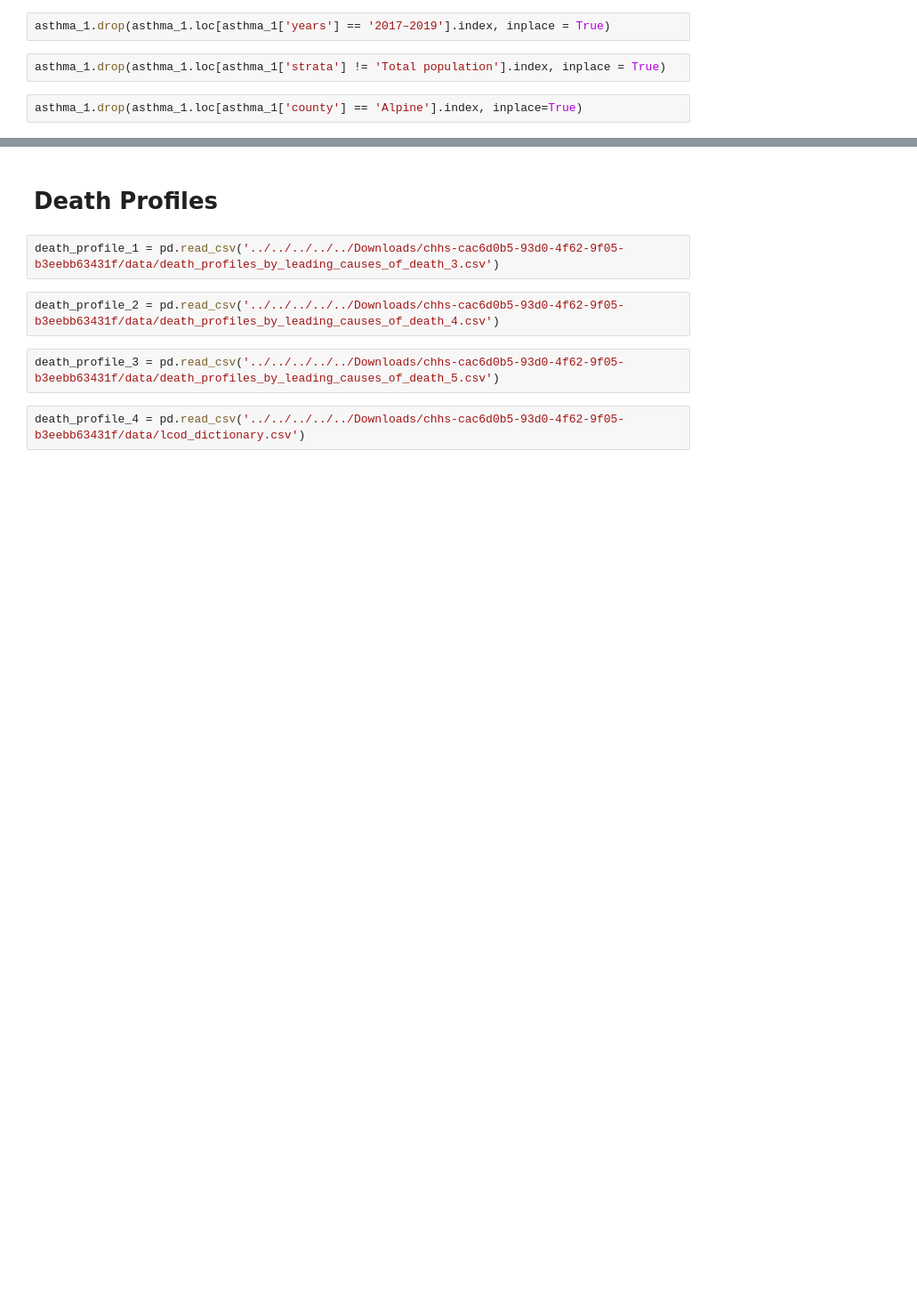
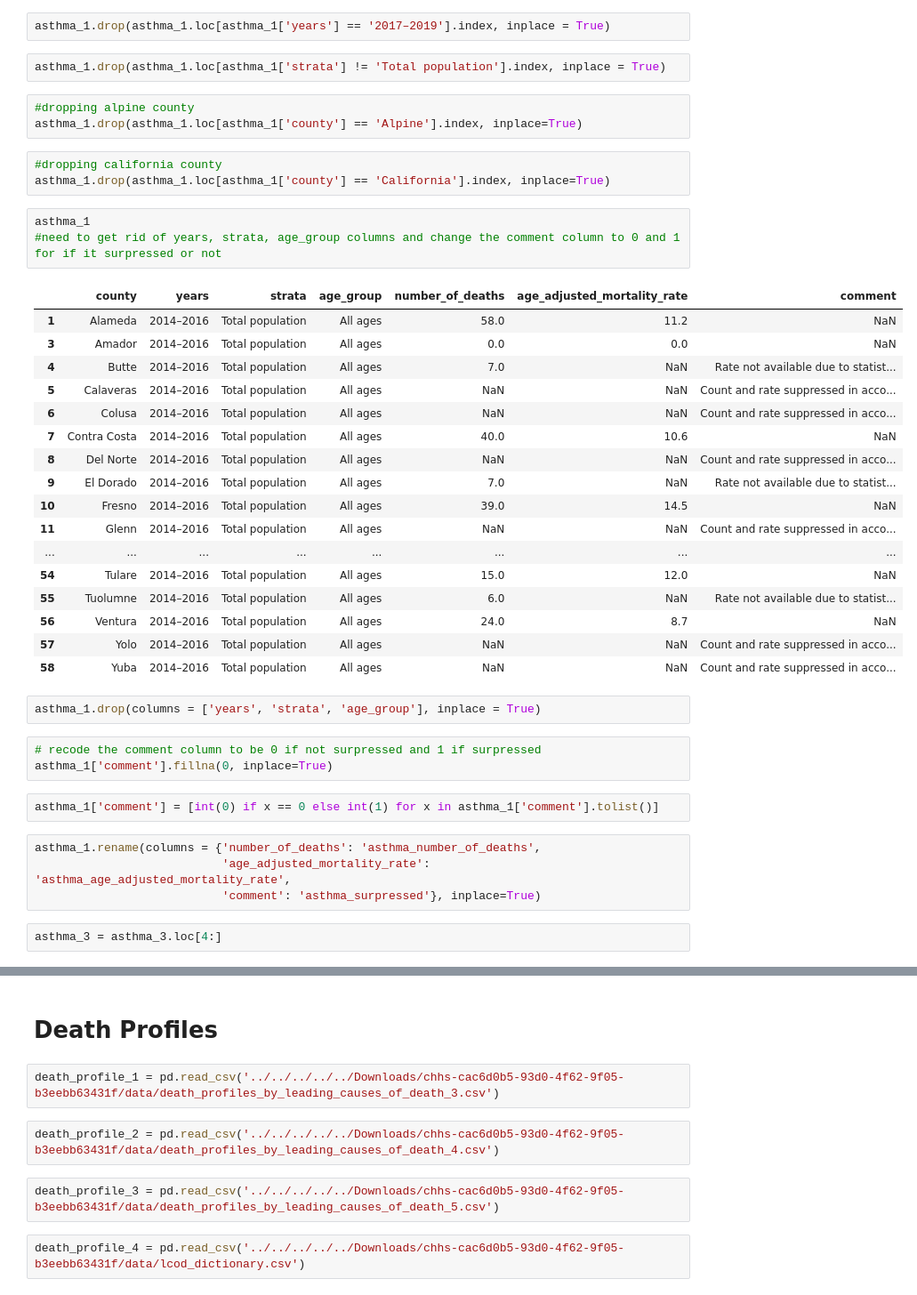
Before and after one commit to emilyksanders/dsb318-group4, a Jupyter notebook: Eli_concat_df.ipynb, the cells around one changed output, grey strips where cells are left out. Shown at 89% size. Cells and saved outputs as stored; diff of their text form; blank space fills up the shorter version.

```diff
--- a/Eli_concat_df.ipynb
+++ b/Eli_concat_df.ipynb
@@ -423,5 +508,43 @@ asthma_1.drop(asthma_1.loc[asthma_1['years'] == '2017–2019'].index, inplace =
 # %%
 asthma_1.drop(asthma_1.loc[asthma_1['strata'] != 'Total population'].index, inplace = True)
 # %%
+#dropping alpine county
 asthma_1.drop(asthma_1.loc[asthma_1['county'] == 'Alpine'].index, inplace=True)
+# %%
+#dropping california county
+asthma_1.drop(asthma_1.loc[asthma_1['county'] == 'California'].index, inplace=True)
+# %%
+asthma_1
+#need to get rid of years, strata, age_group columns and change the comment column to 0 and 1 for if it surpressed or not
+# %% [output]
+|  | county | years | strata | age_group | number_of_deaths | age_adjusted_mortality_rate | comment |
+| 1 | Alameda | 2014–2016 | Total population | All ages | 58.0 | 11.2 | NaN |
+| 3 | Amador | 2014–2016 | Total population | All ages | 0.0 | 0.0 | NaN |
+| 4 | Butte | 2014–2016 | Total population | All ages | 7.0 | NaN | Rate not available due to statist... |
+| 5 | Calaveras | 2014–2016 | Total population | All ages | NaN | NaN | Count and rate suppressed in acco... |
+| 6 | Colusa | 2014–2016 | Total population | All ages | NaN | NaN | Count and rate suppressed in acco... |
+| 7 | Contra Costa | 2014–2016 | Total population | All ages | 40.0 | 10.6 | NaN |
+| 8 | Del Norte | 2014–2016 | Total population | All ages | NaN | NaN | Count and rate suppressed in acco... |
+| 9 | El Dorado | 2014–2016 | Total population | All ages | 7.0 | NaN | Rate not available due to statist... |
+| 10 | Fresno | 2014–2016 | Total population | All ages | 39.0 | 14.5 | NaN |
+| 11 | Glenn | 2014–2016 | Total population | All ages | NaN | NaN | Count and rate suppressed in acco... |
+| ... | ... | ... | ... | ... | ... | ... | ... |
+| 54 | Tulare | 2014–2016 | Total population | All ages | 15.0 | 12.0 | NaN |
+| 55 | Tuolumne | 2014–2016 | Total population | All ages | 6.0 | NaN | Rate not available due to statist... |
+| 56 | Ventura | 2014–2016 | Total population | All ages | 24.0 | 8.7 | NaN |
+| 57 | Yolo | 2014–2016 | Total population | All ages | NaN | NaN | Count and rate suppressed in acco... |
+| 58 | Yuba | 2014–2016 | Total population | All ages | NaN | NaN | Count and rate suppressed in acco... |
+# %%
+asthma_1.drop(columns = ['years', 'strata', 'age_group'], inplace = True)
+# %%
+# recode the comment column to be 0 if not surpressed and 1 if surpressed
+asthma_1['comment'].fillna(0, inplace=True)
+# %%
+asthma_1['comment'] = [int(0) if x == 0 else int(1) for x in asthma_1['comment'].tolist()]
+# %%
+asthma_1.rename(columns = {'number_of_deaths': 'asthma_number_of_deaths',
+                           'age_adjusted_mortality_rate': 'asthma_age_adjusted_mortality_rate',
+                           'comment': 'asthma_surpressed'}, inplace=True)
+# %%
+asthma_3 = asthma_3.loc[4:]
 # %%
```
Also changed, not shown: parts of 75 cells of this notebook, 11 other files.
